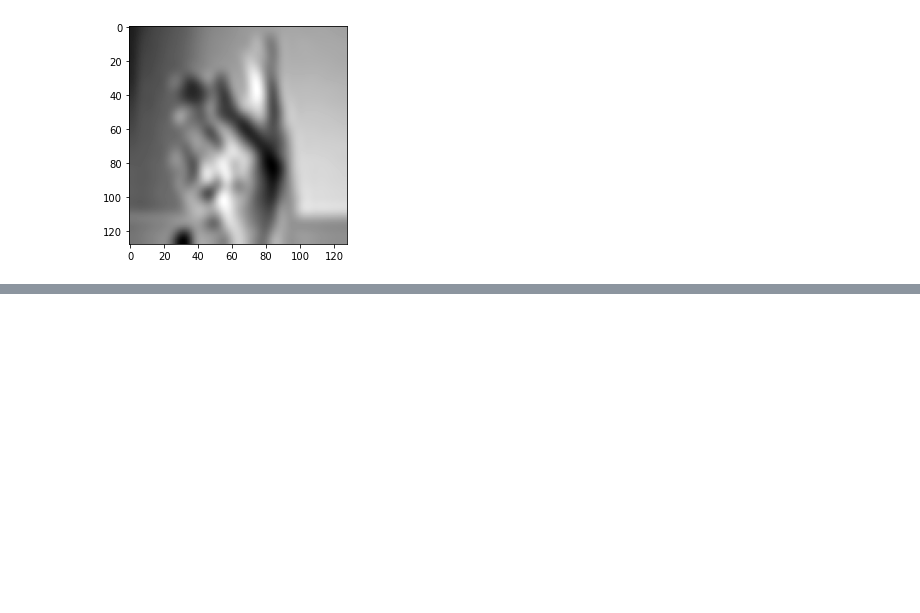
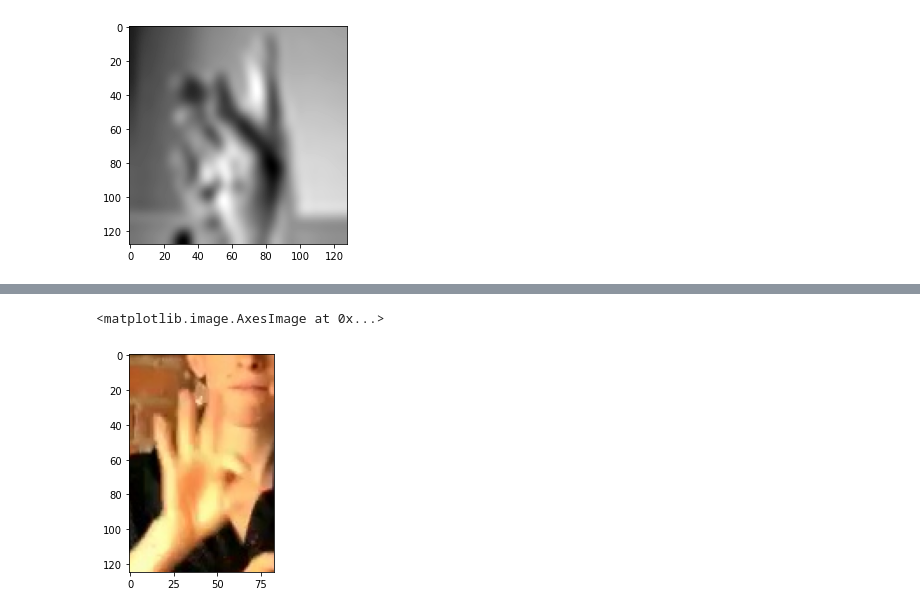
Before and after one commit to farbere/Runarljod, a Jupyter notebook: hand_processing.ipynb, the cells around one changed output, grey strips where cells are left out. Saved outputs shown, nothing was run; the diff lists cells and outputs as text; code cells hidden in the pictures; blank space fills up the shorter version.

```diff
--- a/hand_processing.ipynb
+++ b/hand_processing.ipynb
@@ -805,0 +812,5 @@ KeyboardInterrupt:
+# %%
+plt.imshow(globalthing[0])
+# %% [output]
+<matplotlib.image.AxesImage at 0x...>
+[figure, added]
```
Also changed, not shown: parts of 44 cells of this notebook.
